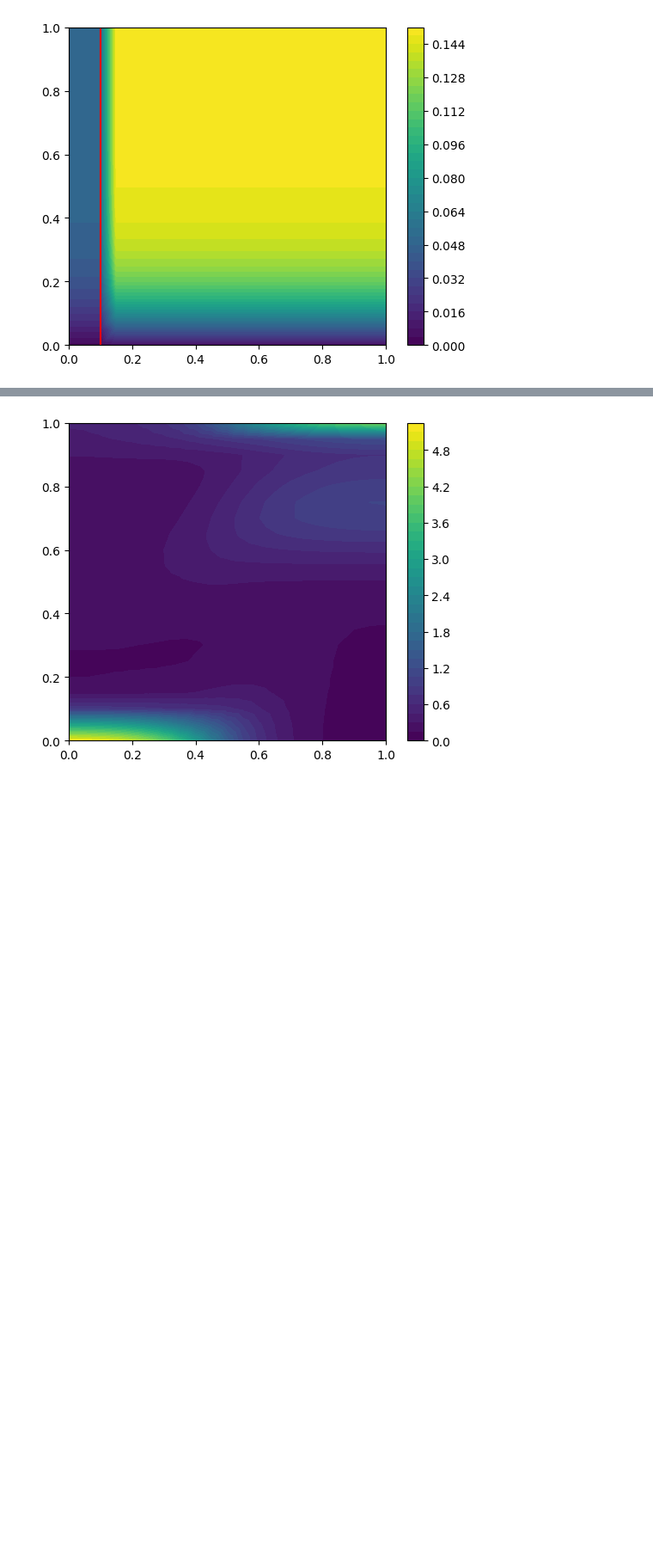
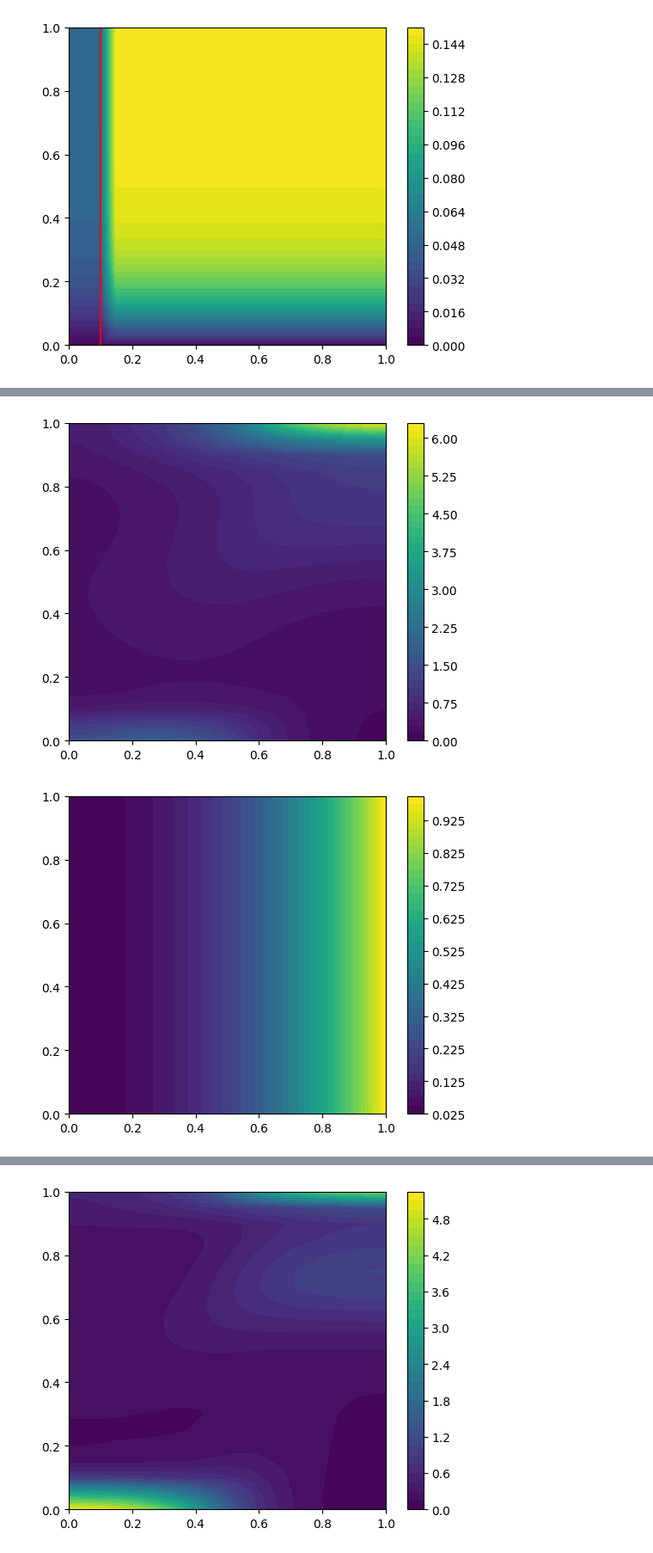
Before and after one commit to saragazzoni/Master_Thesis, a Jupyter notebook: Code/model.ipynb, the cells around one changed output, grey strips where cells are left out. Shown at 86% size. Cells and saved outputs as stored; diff of their text form; code cells hidden in the pictures; blank space fills up the shorter version.

```diff
--- a/Code/model.ipynb
+++ b/Code/model.ipynb
@@ -186,0 +134,18 @@ plt.plot(mass)
+# %%
+V = FunctionSpace(mesh,"P",2)
+n0 = Function(V)
+nfile = XDMFFile('solutions/nC.xdmf')
+nfile.read_checkpoint(n0,"n",5)
+sol = plot(n0)
+plt.colorbar(sol)
+plt.show()
+
+c0 = Function(V)
+cfile = XDMFFile('solutions/cC.xdmf')
+cfile.read_checkpoint(c0,"c",5)
+sol = plot(c0)
+plt.colorbar(sol)
+plt.show()
+# %% [output]
+[figure, added]
+[figure, added]
```
Also changed, not shown: parts of 10 cells of this notebook, 18 other files.
